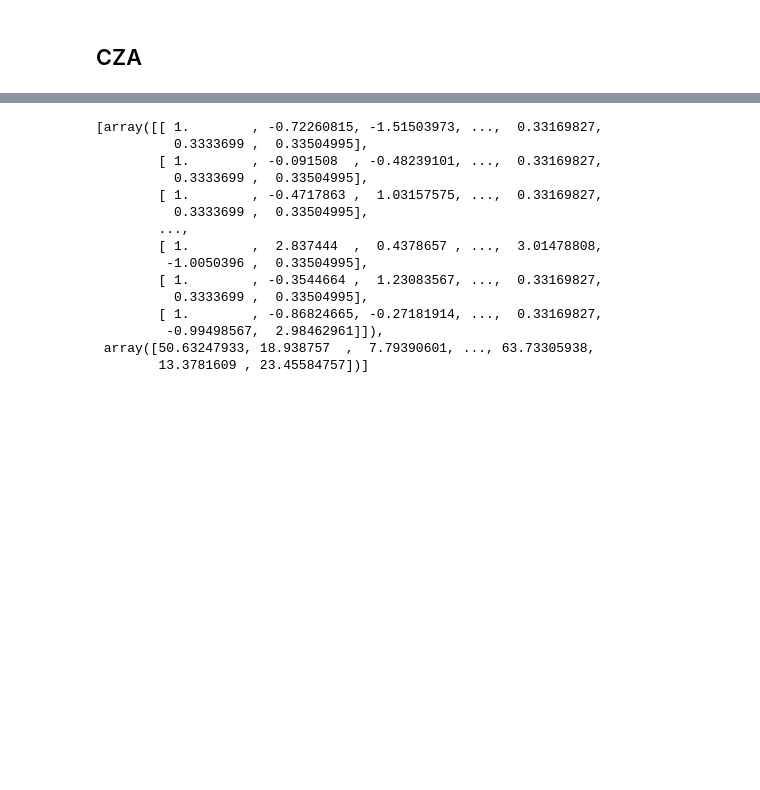
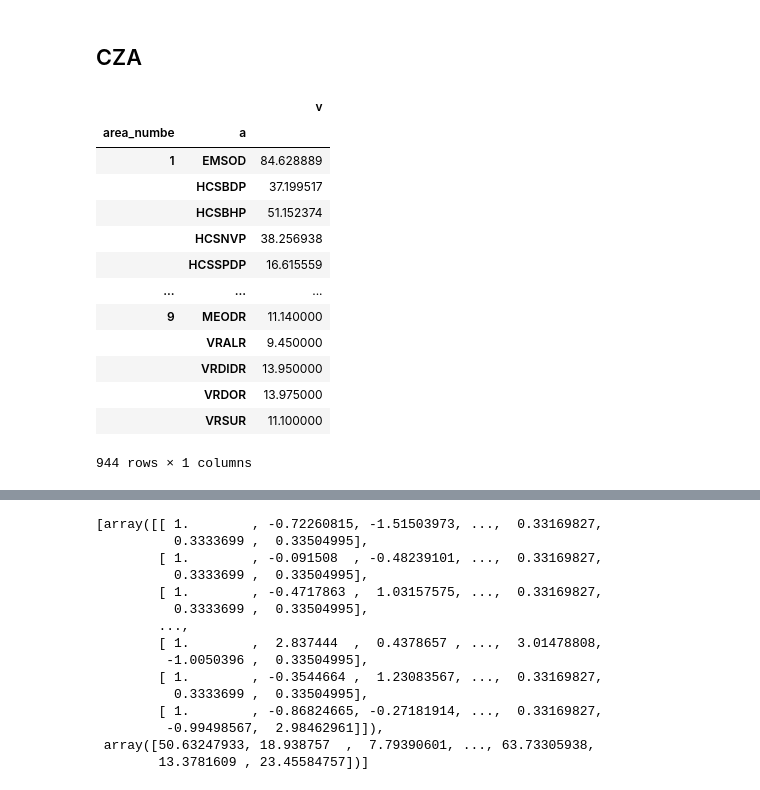
Before and after one commit to ritzba/chicago-crime-mental-health, a Jupyter notebook: code/crime_mh_modeling.ipynb, the cells around one changed output, grey strips where cells are left out. Saved outputs shown, nothing was run; the diff lists cells and outputs as text; code cells hidden in the pictures; blank space fills up the shorter version.

```diff
--- a/code/crime_mh_modeling.ipynb
+++ b/code/crime_mh_modeling.ipynb
@@ -100,0 +96,17 @@ def transform(df):
+# %%
+pd.DataFrame(neighbor.groupby(['area_numbe','a'])['v'].agg('mean'))
+# %% [output]
+|  |  | v |
+| area_numbe | a |  |
+| 1 | EMSOD | 84.628889 |
+|  | HCSBDP | 37.199517 |
+|  | HCSBHP | 51.152374 |
+|  | HCSNVP | 38.256938 |
+|  | HCSSPDP | 16.615559 |
+| ... | ... | ... |
+| 9 | MEODR | 11.140000 |
+|  | VRALR | 9.450000 |
+|  | VRDIDR | 13.950000 |
+|  | VRDOR | 13.975000 |
+|  | VRSUR | 11.100000 |
+944 rows × 1 columns
```
Also changed, not shown: parts of 17 cells of this notebook.
